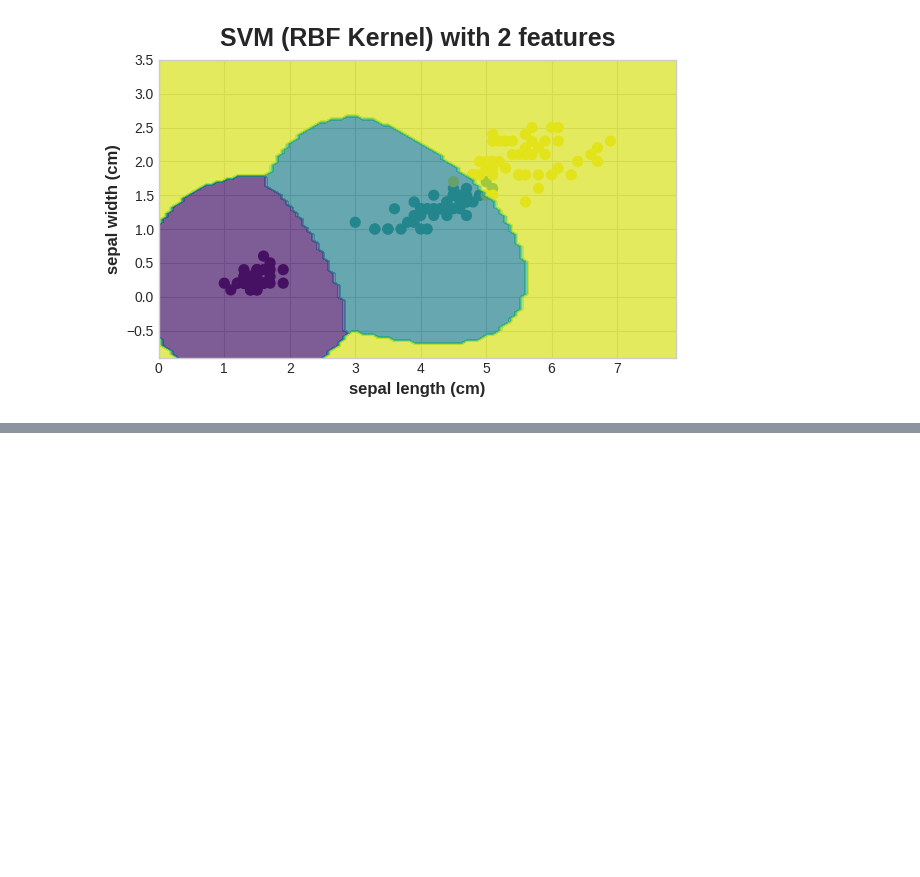
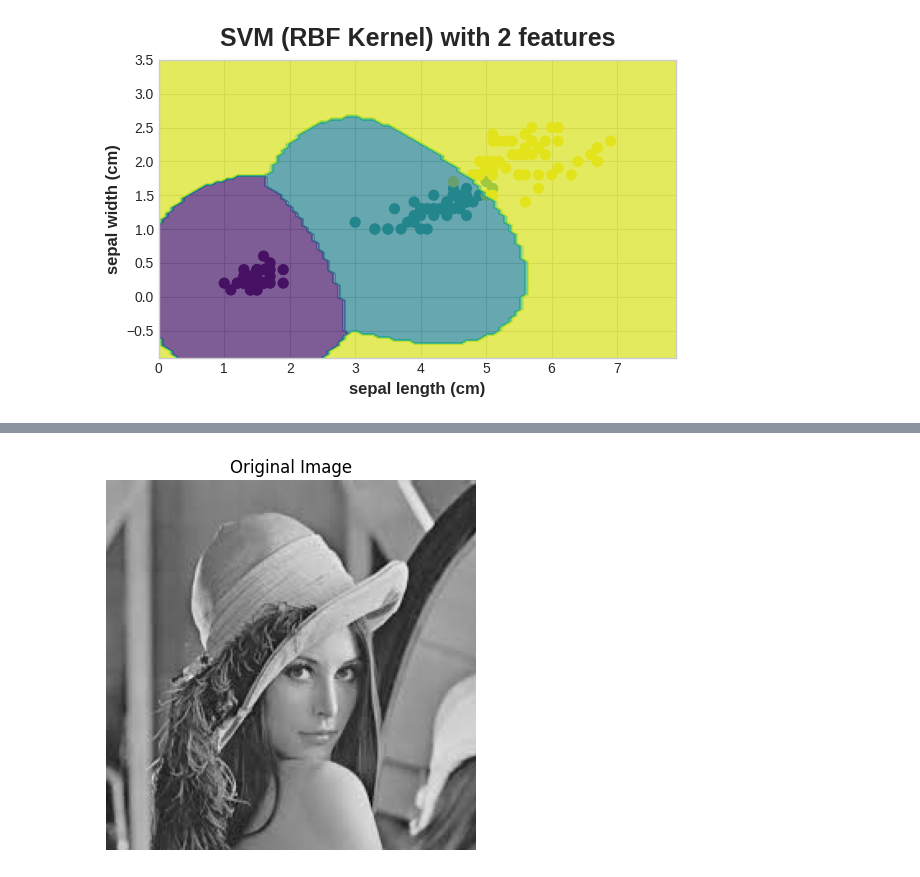
Before and after one commit to Nehasatheesh04/machine_learning-and-parallel_computing-lab, a Jupyter notebook: ML_LAB_CYCLE.ipynb, the cells around one changed output, grey strips where cells are left out. Drawn from its saved outputs; the diff is of its cells as text; code cells hidden in the pictures; blank space fills up the shorter version.

```diff
--- a/ML_LAB_CYCLE.ipynb
+++ b/ML_LAB_CYCLE.ipynb
@@ -480,0 +956,80 @@ disp.plot(ax=plt.gca(), cmap='viridis', alpha=0.7)
+# %%
+import cv2
+import matplotlib.pyplot as plt
+from concurrent.futures import ThreadPoolExecutor
+import time
+import numpy as np
+
+# Load the image
+def load_image(filepath):
+    image = cv2.imread(filepath)
+    if image is None:
+        raise FileNotFoundError("Image not found.")
+    return cv2.cvtColor(image, cv2.COLOR_BGR2RGB)
+
+# Display the image
+def display_image(title, image):
+    plt.imshow(image)
+    plt.title(title)
+    plt.axis('off')
+    plt.show()
+
+image = load_image('/content/lenna.jpeg')  # Replace with your image path
+display_image("Original Image", image)
+
+# Image blurring
+def blur_image(image):
+    kernel = np.ones((5, 5), np.float32) / 25
+    return cv2.filter2D(image, -1, kernel)
+
+# Image sharpening
+def sharpen_image(image):
+    kernel = np.array([[0, -1, 0], [-1, 5, -1], [0, -1, 0]])
+    return cv2.filter2D(image, -1, kernel)
+
+# Edge detection (Sobel operator)
+def edge_detection(image):
+    gray = cv2.cvtColor(image, cv2.COLOR_RGB2GRAY)
+    sobelx = cv2.Sobel(gray, cv2.CV_64F, 1, 0, ksize=3)
+    sobely = cv2.Sobel(gray, cv2.CV_64F, 0, 1, ksize=3)
+    edges = cv2.magnitude(sobelx, sobely)
+    return cv2.convertScaleAbs(edges)
+
+
+
+def parallelize(image, func):
+    with ThreadPoolExecutor() as executor:
+        result = executor.submit(func, image)
+        return result.result()
+
+def measure_time(func, image):
+    start = time.time()
+    result = func(image)
+    end = time.time()
+    return result, end - start
+
+# Without parallelization
+blurred, blur_time = measure_time(blur_image, image)
+sharpened, sharpen_time = measure_time(sharpen_image, image)
+edges, edge_time = measure_time(edge_detection, image)
+
+# With parallelization
+blurred_parallel, blur_time_parallel = measure_time(lambda img: parallelize(img, blur_image), image)
+sharpened_parallel, sharpen_time_parallel = measure_time(lambda img: parallelize(img, sharpen_image), image)
+edges_parallel, edge_time_parallel = measure_time(lambda img: parallelize(img, edge_detection), image)
+
+print(f"Blur Time: {blur_time:.4f}s (Parallel: {blur_time_parallel:.4f}s)")
+print(f"Sharpen Time: {sharpen_time:.4f}s (Parallel: {sharpen_time_parallel:.4f}s)")
+print(f"Edge Detection Time: {edge_time:.4f}s (Parallel: {edge_time_parallel:.4f}s)")
+
+# Display processed images
+display_image("Blurred Image", blurred)
+display_image("Sharpened Image", sharpened)
+display_image("Edge Detection", edges)
+
+# Save images
+cv2.imwrite('blurred.jpg', cv2.cvtColor(blurred, cv2.COLOR_RGB2BGR))
+cv2.imwrite('sharpened.jpg', cv2.cvtColor(sharpened, cv2.COLOR_RGB2BGR))
+cv2.imwrite('edges.jpg', edges)
+# %% [output]
+[figure, added]
```
Also changed, not shown: parts of 27 cells of this notebook.
